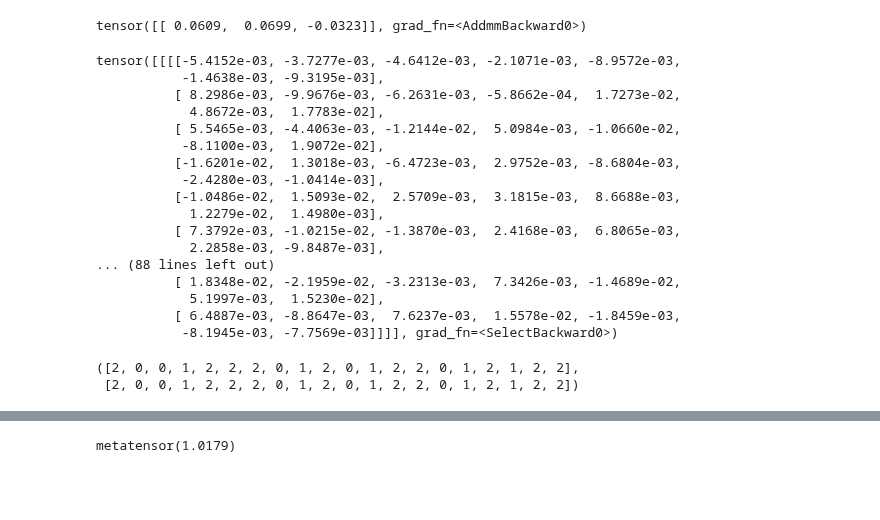
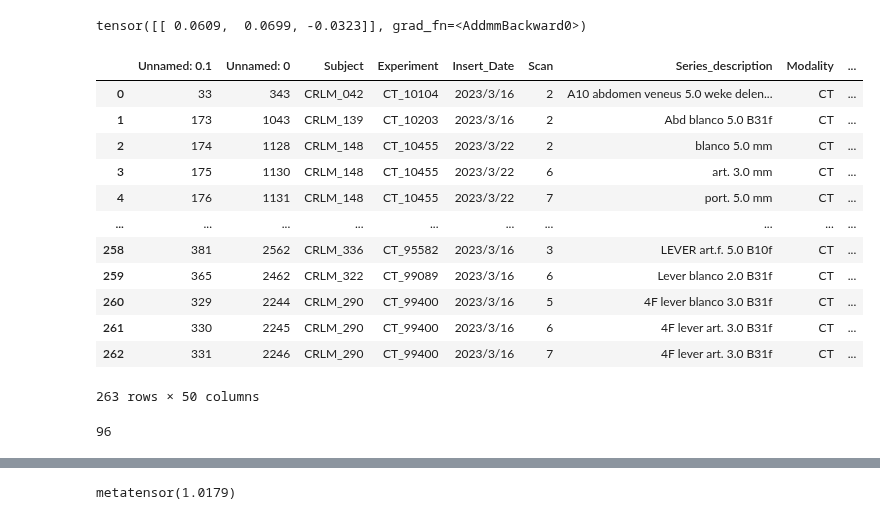
Before and after one commit to BaconDavid/CRLM_Internship_Project, a Jupyter notebook: Jupyter_Test/Data_stuff.ipynb, the cells around one changed output, grey strips where cells are left out. Cells and saved outputs as stored; diff of their text form; code cells hidden in the pictures; blank space fills up the shorter version.

Commit message:
Robust model

```diff
--- a/Jupyter_Test/Data_stuff.ipynb
+++ b/Jupyter_Test/Data_stuff.ipynb
@@ -388,23 +388,3 @@ tensor([[ 0.0634,  0.0702, -0.0319]], grad_fn=<AddmmBackward0>)
 print(model(torch.tensor(np.random.randn(1,1,480,480,40).astype(np.float32))))
 # %% [output]
 tensor([[ 0.0609,  0.0699, -0.0323]], grad_fn=<AddmmBackward0>)
-# %%
-next(model.parameters())[0]
-# %% [output]
-tensor([[[[-5.4152e-03, -3.7277e-03, -4.6412e-03, -2.1071e-03, -8.9572e-03,
-           -1.4638e-03, -9.3195e-03],
-          [ 8.2986e-03, -9.9676e-03, -6.2631e-03, -5.8662e-04,  1.7273e-02,
-            4.8672e-03,  1.7783e-02],
-          [ 5.5465e-03, -4.4063e-03, -1.2144e-02,  5.0984e-03, -1.0660e-02,
-           -8.1100e-03,  1.9072e-02],
-          [-1.6201e-02,  1.3018e-03, -6.4723e-03,  2.9752e-03, -8.6804e-03,
-           -2.4280e-03, -1.0414e-03],
-          [-1.0486e-02,  1.5093e-02,  2.5709e-03,  3.1815e-03,  8.6688e-03,
-            1.2279e-02,  1.4980e-03],
-          [ 7.3792e-03, -1.0215e-02, -1.3870e-03,  2.4168e-03,  6.8065e-03,
-            2.2858e-03, -9.8487e-03],
-... (88 lines left out)
-          [ 1.8348e-02, -2.1959e-02, -3.2313e-03,  7.3426e-03, -1.4689e-02,
-            5.1997e-03,  1.5230e-02],
-          [ 6.4887e-03, -8.8647e-03,  7.6237e-03,  1.5578e-02, -1.8459e-03,
-           -8.1945e-03, -7.7569e-03]]]], grad_fn=<SelectBackward0>)
@@ -415,5 +390,0 @@ sampler = (tr_subset_labels,len(tr_subset_labels))
-# %%
-[tr_dataset.labels[i] for i in range(len(Sub_tr))],Sub_label
-# %% [output]
-([2, 0, 0, 1, 2, 2, 2, 0, 1, 2, 0, 1, 2, 2, 0, 1, 2, 1, 2, 2],
- [2, 0, 0, 1, 2, 2, 2, 0, 1, 2, 0, 1, 2, 2, 0, 1, 2, 1, 2, 2])
@@ -419,0 +412,16 @@ sampler = (tr_subset_labels,len(tr_subset_labels))
+# %%
+phase_liver
+# %% [output]
+|  | Unnamed: 0.1 | Unnamed: 0 | Subject | Experiment | Insert_Date | Scan | Series_description | Modality | ... |
+| 0 | 33 | 343 | CRLM_042 | CT_10104 | 2023/3/16 | 2 | A10 abdomen veneus 5.0 weke delen... | CT | ... |
+| 1 | 173 | 1043 | CRLM_139 | CT_10203 | 2023/3/16 | 2 | Abd blanco 5.0 B31f | CT | ... |
+| 2 | 174 | 1128 | CRLM_148 | CT_10455 | 2023/3/22 | 2 | blanco 5.0 mm | CT | ... |
+| 3 | 175 | 1130 | CRLM_148 | CT_10455 | 2023/3/22 | 6 | art. 3.0 mm | CT | ... |
+| 4 | 176 | 1131 | CRLM_148 | CT_10455 | 2023/3/22 | 7 | port. 5.0 mm | CT | ... |
+| ... | ... | ... | ... | ... | ... | ... | ... | ... | ... |
+| 258 | 381 | 2562 | CRLM_336 | CT_95582 | 2023/3/16 | 3 | LEVER art.f. 5.0 B10f | CT | ... |
+| 259 | 365 | 2462 | CRLM_322 | CT_99089 | 2023/3/16 | 6 | Lever blanco 2.0 B31f | CT | ... |
+| 260 | 329 | 2244 | CRLM_290 | CT_99400 | 2023/3/16 | 5 | 4F lever blanco 3.0 B31f | CT | ... |
+| 261 | 330 | 2245 | CRLM_290 | CT_99400 | 2023/3/16 | 6 | 4F lever art. 3.0 B31f | CT | ... |
+| 262 | 331 | 2246 | CRLM_290 | CT_99400 | 2023/3/16 | 7 | 4F lever art. 3.0 B31f | CT | ... |
+263 rows × 50 columns
@@ -419,0 +449,4 @@ sampler = (tr_subset_labels,len(tr_subset_labels))
+# %%
+len(img_lst_ct)
+# %% [output]
+96
```
Also changed, not shown: parts of 9 cells of this notebook, 4 other files.
